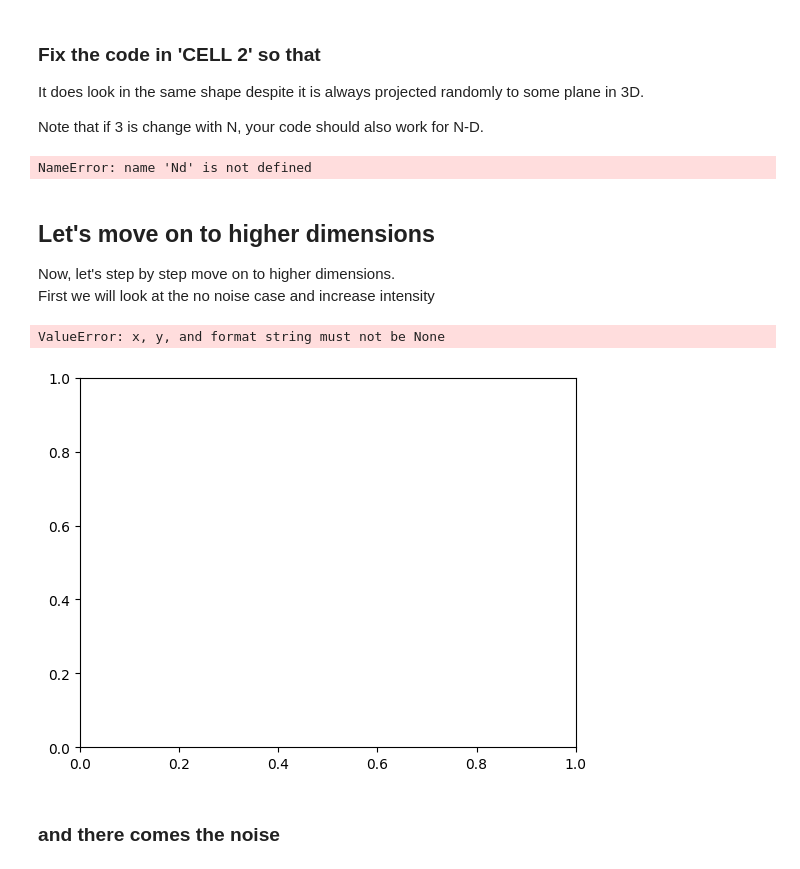
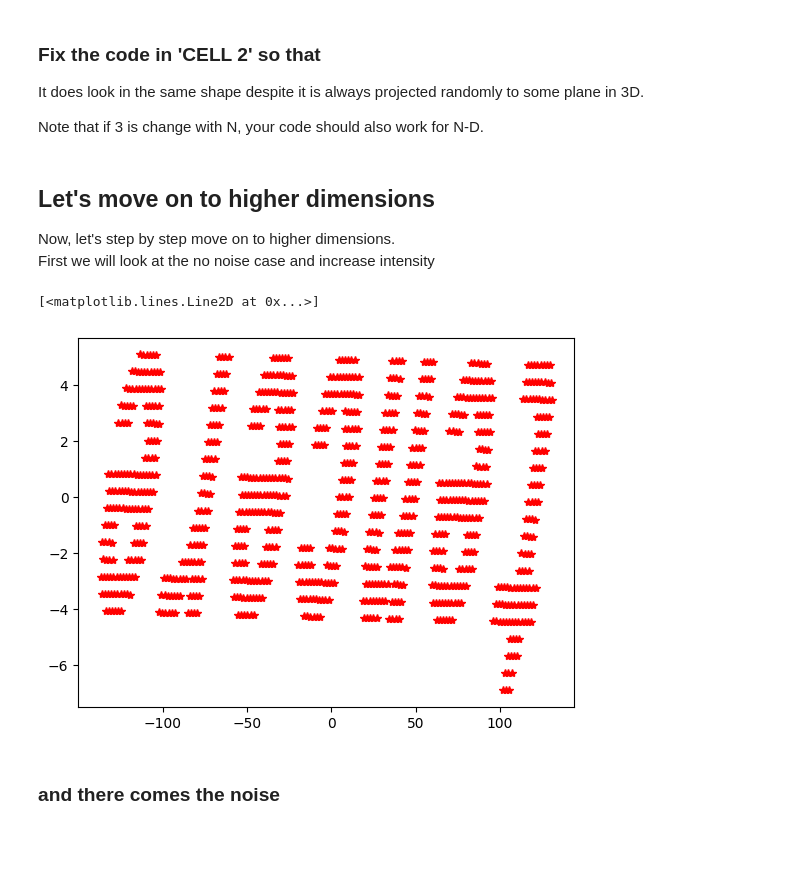
Before and after one commit to amnessa/MECH536, a Jupyter notebook: aufgabe/SVD_2738938.ipynb, the cells around one changed output. Drawn from its saved outputs; the diff is of its cells as text; code cells hidden in the pictures; blank space fills up the shorter version.

```diff
--- a/aufgabe/SVD_2738938.ipynb
+++ b/aufgabe/SVD_2738938.ipynb
@@ -173,7 +173,22 @@ def DataInND(M, Nd = 3, NoiseLevel = 0.0, NoiseType = 'Normal'):
 
     Finally Res is returned
     '''
-    Res = None
+    # Generate a random projection matrix of size Nd x 2
+    B = np.random.rand(Nd, 2)
+
+    # Project the 2D data (M) into Nd-dimensional space
+    Res = B @ M
+
+    # Add noise if specified
+
+    if NoiseLevel > 0:
+        if NoiseType == 'Normal':
+            noise = np.random.randn(*Res.shape) # Normal distribution
+        elif NoiseType == 'Uniform':
+            noise = np.random.rand(*Res.shape) # Uniform distribution
+        else:
+            raise ValueError("Invalid NoiseType. Use 'Normal' or 'Uniform'.")
+        Res += NoiseLevel * noise
 
 
 
@@ -184,33 +199,54 @@ def DataInND(M, Nd = 3, NoiseLevel = 0.0, NoiseType = 'Normal'):
 ND_Data = DataInND(T1)
 
 # at the end the following display the data in
-if Nd == 3: # let's plot if it si viewable
+if Nd == 3: # let's plot if it is viewable
     CMe(ND_Data)
-# %% [output]
-NameError: name 'Nd' is not defined
 # %% [markdown]
 ## Let's move on to higher dimensions
 
 Now, let's step by step move on to higher dimensions.
 First we will look at the no noise case and increase intensity
-# %%
-# using your function let's create data in Nd
-ND_Data = DataInND(T1, Nd = 10) # note that no noise is added
-
-# Your code starts here
-# starting with ND_Data your code should project the text in T1 to a plane
-# extract the X, Y coordinates
-X = None
-Y = None
-
-
-# Your code ends here and X and Y cooridantes of the
-
-# Plot the result
-plt.plot(X,Y, 'r*')
-# %% [output]
-ValueError: x, y, and format string must not be None
-[figure, removed]
+# %%
+# using your function let's create data in Nd
+ND_Data = DataInND(T1, Nd = 10) # note that no noise is added
+
+# Your code starts here
+# starting with ND_Data your code should project the text in T1 to a plane
+ND_Data_func = ND_Data
+# Center the data to remove translation effects
+ND_Data_centered = ND_Data - np.mean(ND_Data, axis=1, keepdims=True)
+
+# Perform SVD on the centered data
+U, S, Vt = np.linalg.svd(ND_Data_centered, full_matrices=False)
+
+# Project T1 into the same 10D space as ND_Data
+T1_projected_centered = ND_Data_func - np.mean(ND_Data_func, axis=1, keepdims=True)
+
+# Define the expected plane normal using the projected T1 in 10D
+expected_normal = np.mean(T1_projected_centered, axis=1)  # Approximation of the data orientation
+expected_normal = expected_normal / np.linalg.norm(expected_normal)  # Normalize
+
+# Align the first singular vector (u1) with the expected normal
+if np.dot(U[:, 0], expected_normal) < 0:  # Check alignment
+    U[:, 0] = -U[:, 0]  # Flip u1 to align with the expected normal
+
+# Align the second singular vector (u2) consistently
+if np.dot(U[:, 1], expected_normal) < 0:  # Check alignment
+    U[:, 1] = -U[:, 1]  # Flip u2 to maintain orientation
+
+# Project ND_Data onto the plane spanned by u1, u2
+Projected_Data = U[:, :2].T @ ND_Data_centered  # Use the centered data for projection
+
+# Extract the X, Y coordinates
+X, Y = Projected_Data[0, :], Projected_Data[1, :]
+
+# Your code ends here and X and Y cooridantes of the
+
+# Plot the result
+plt.plot(X,Y, 'r*')
+# %% [output]
+[<matplotlib.lines.Line2D at 0x...>]
+[figure, added]
 # %% [markdown]
 ### and there comes the noise
 # %%
```
Also changed, not shown: parts of 11 cells of this notebook, 4 other files.
